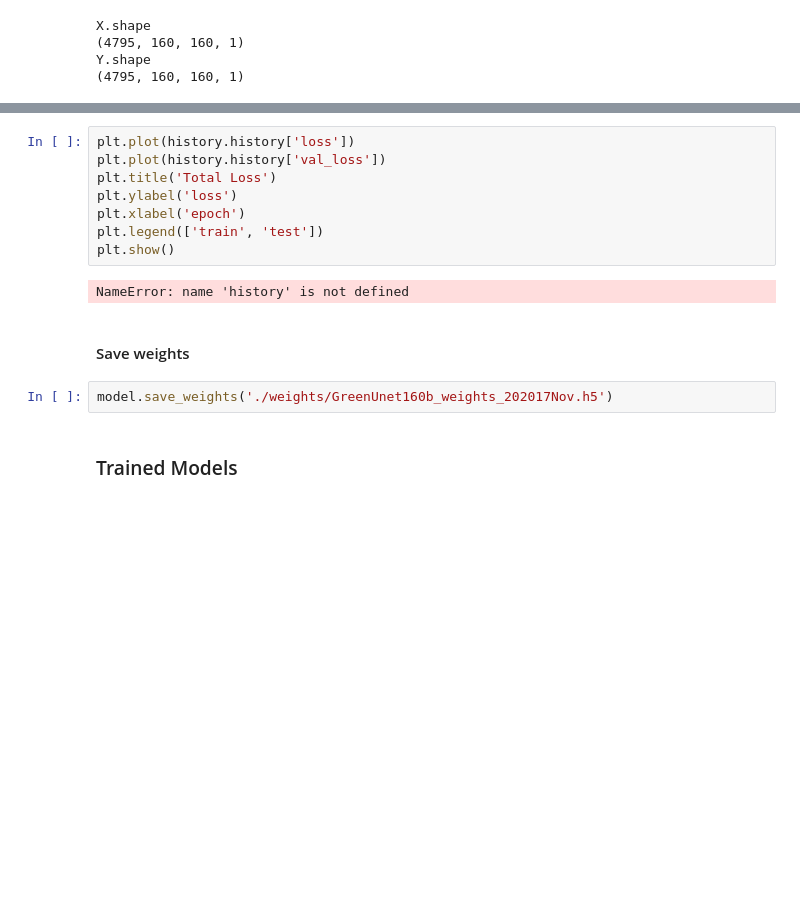
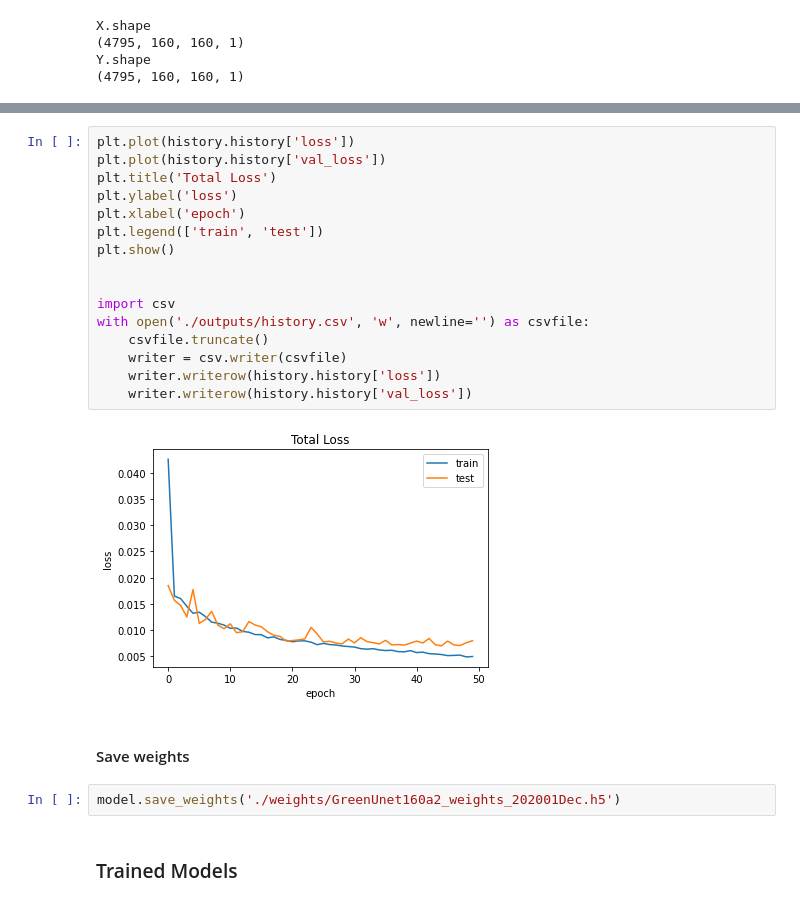
Before and after one commit to tmydali/Spectral_Registration, a Jupyter notebook: GreenGenerator.ipynb, the cells around one changed output, grey strips where cells are left out. Drawn from its saved outputs; the diff is of its cells as text; blank space fills up the shorter version.

```diff
--- a/GreenGenerator.ipynb
+++ b/GreenGenerator.ipynb
@@ -61,17 +83,25 @@ Unknown: Binding missing placeholder
 # %%
 plt.plot(history.history['loss'])
 plt.plot(history.history['val_loss'])
 plt.title('Total Loss')
 plt.ylabel('loss')
 plt.xlabel('epoch')
 plt.legend(['train', 'test'])
 plt.show()
+
+
+import csv
+with open('./outputs/history.csv', 'w', newline='') as csvfile:
+    csvfile.truncate()
+    writer = csv.writer(csvfile)
+    writer.writerow(history.history['loss'])
+    writer.writerow(history.history['val_loss'])
 # %% [output]
-NameError: name 'history' is not defined
+[figure, added]
 # %% [markdown]
 #### Save weights
 # %%
-model.save_weights('./weights/GreenUnet160b_weights_202017Nov.h5')
+model.save_weights('./weights/GreenUnet160a2_weights_202001Dec.h5')
 # %% [markdown]
 ### Trained Models
 # %%
```
Also changed, not shown: parts of 6 cells of this notebook, 7 other files.
